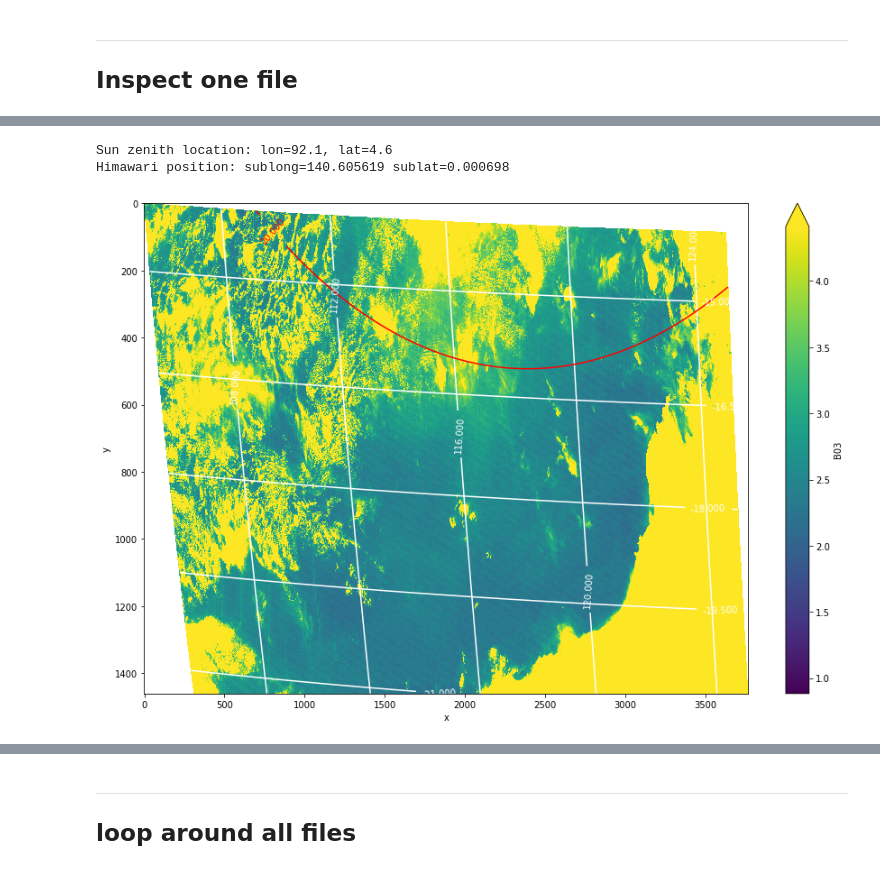
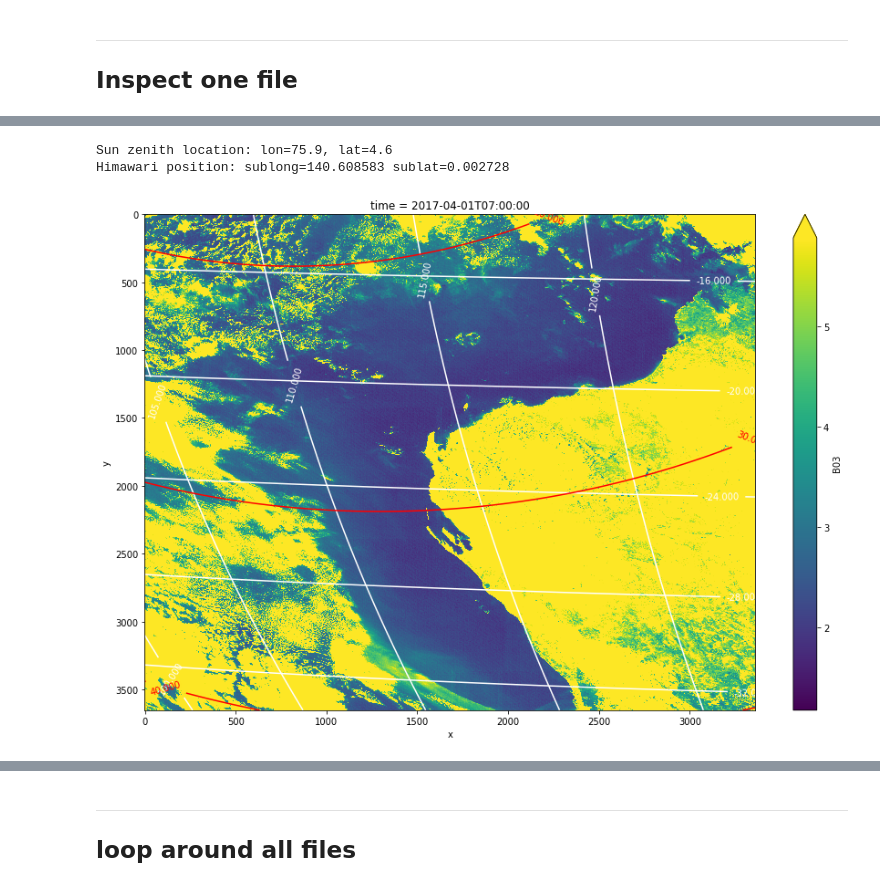
Before and after one commit to apatlpo/iwave_sst, a Jupyter notebook: hw/hw_band3.ipynb, the cells around one changed output, grey strips where cells are left out. Saved outputs shown, nothing was run; the diff lists cells and outputs as text; code cells hidden in the pictures.

Commit message:
polish band3 data analysis, add nc output

```diff
--- a/hw/hw_band3.ipynb
+++ b/hw/hw_band3.ipynb
@@ -38,7 +38,7 @@ figdir = './figs/'
 # uncompress files if necessary
 filenames = []
 for path, dirs, files in os.walk(dpath):
-    for f in files:
+    for f in sorted(files):
         if f.split('.')[-1]=='bz2':
             print('uncompress ' +os.path.join(path,f))
             uncompress(path,f)
@@ -52,18 +52,29 @@ print('Number of files processed: %d' %len(filenames))
 
 # extract time, band and segment numbers
 time = [datetime.strptime(f.split('/')[-1].split('_B')[0], 'HS_H08_%Y%m%d_%H%M') for f in filenames]
+utime = list(set(time))
 band = [int(f.split('/')[-1].split('_B')[1].split('_')[0]) for f in filenames]
+uband = 'B03' # manual for now
 segment = [int(f.split('/')[-1].split('_S')[1][:2]) for f in filenames]
 # %% [output]
 Number of files available: 40
 Number of files processed: 40
+# %%
+# utils function to get files, bands for a given time
+def get_ftbs(ut):
+    f = [f for t, f in zip(time, filenames) if t == ut]
+    b = [b for t, b in zip(time, band) if t == ut]
+    s = [s for t, s in zip(time, segment) if t == ut]
+    return f, ut, b, s
 # %% [markdown]
 ---
 
 ## Inspect one file
 # %%
 i = 0
-f, t, b, s = filenames[i], time[i], band[i], segment[i]
-ds, band = read_hw_bin(f, t, blon=(105.,125.), blat=(-40.,-14))
+ut = utime[i]
+#f, t, b, s = filenames[i], time[i], band[i], segment[i]
+f, t, b, s = get_ftbs(ut)
+ds = read_hw_bin(f, t, blon=(107.,125.), blat=(-40.,-14))
 print(ds)
 # %% [output]
@@ -77,21 +99,21 @@ Data variables:
 # %%
 # computes relevant angles
 angles, sun, hw = get_reflection_angles(ds['longitude'], ds['latitude'], t)
 
 fig = plt.figure(figsize=(15,10))
-dmin = ds[band].min()
-ds[band].plot.pcolormesh(vmin=dmin,vmax=dmin*5)
+dmin = ds[uband].min()
+ds[uband].plot.pcolormesh(vmin=dmin,vmax=dmin*5)
 im = ds['longitude'].plot.contour(colors='w',add_labels=True)
 im.clabel()
 im = ds['latitude'].plot.contour(colors='w')
 im.clabel()
 
-#(angles['angle2spec']*r2d).plot.contour(levels=[0.,15.,30.], colors=['r'])
-im = (angles['angle2spec']*r2d).plot.contour(levels=[0.,10.,20.,30.], colors=['r'],add_labels=True)
+im = (angles['angle2spec']*r2d).plot.contour(levels=[0.,10.,20.,30.,40.], colors=['r'])
+#im = (angles['angle2spec']*r2d).plot.contour(levels=[0.,10.,20.,30.], colors=['r'],add_labels=True)
 im.clabel()
 
 plt.gca().invert_yaxis()
 # %% [output]
-Sun zenith location: lon=92.1, lat=4.6
-Himawari position: sublong=140.605619 sublat=0.000698
+Sun zenith location: lon=75.9, lat=4.6
+Himawari position: sublong=140.608583 sublat=0.002728
-[figure, old version]
+[figure, new version]
```
Also changed, not shown: parts of 4 cells of this notebook, 1 other file.
